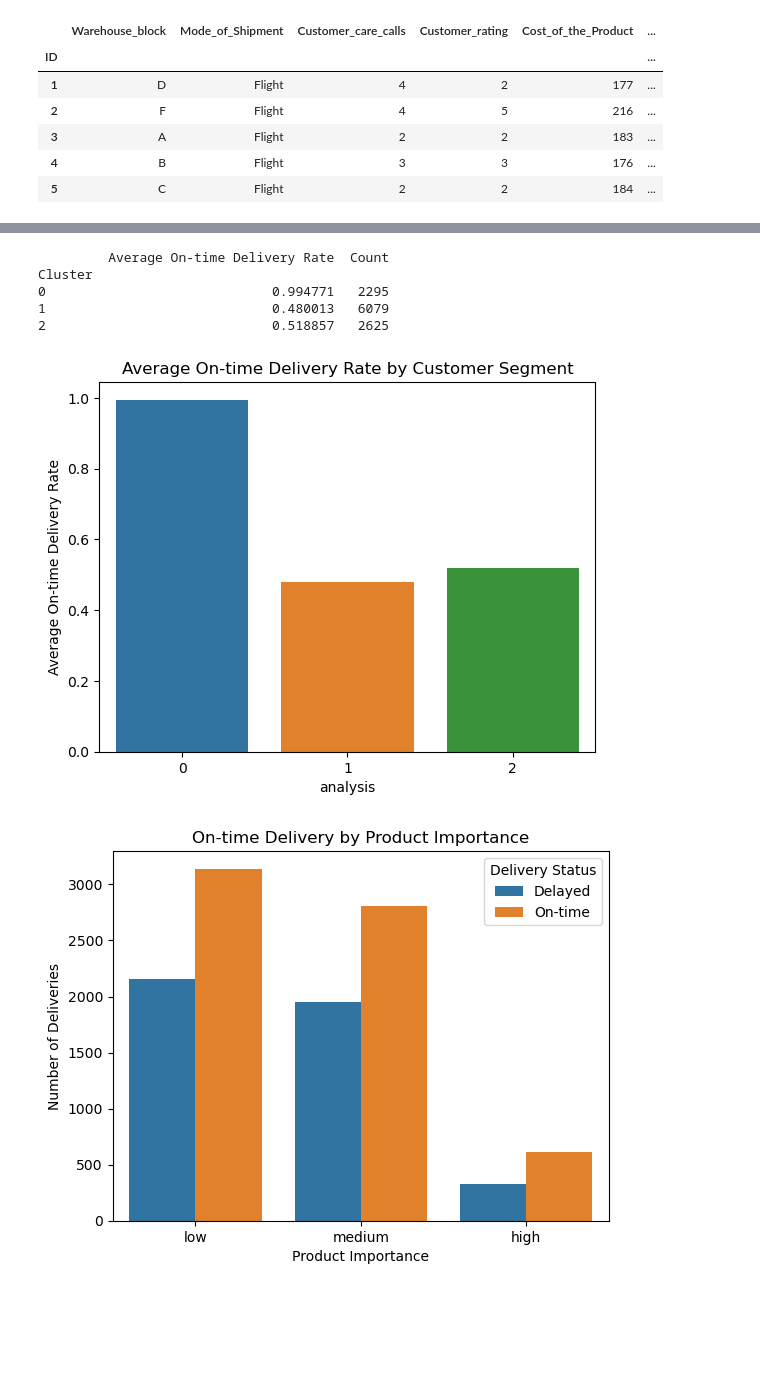
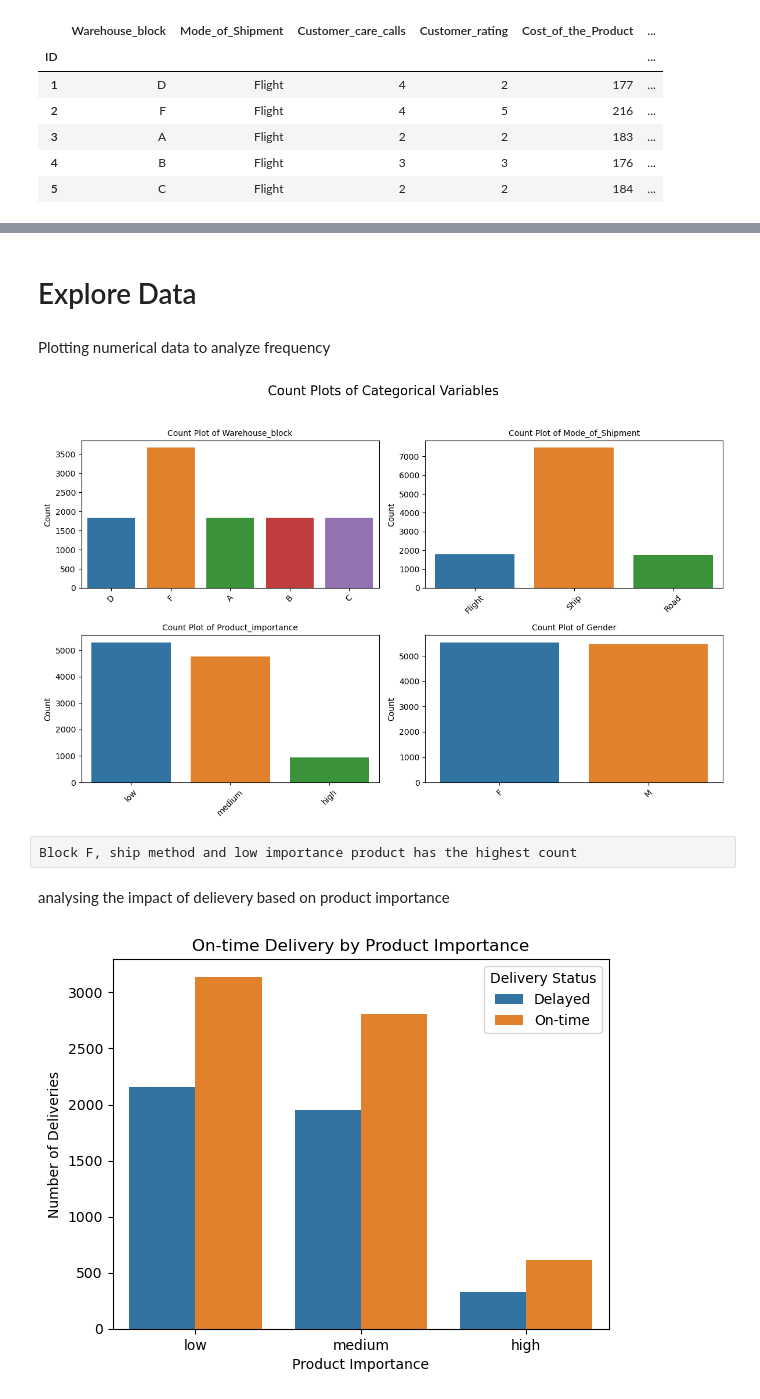
Before and after one commit to Caseypatel/Capstone-2---Shipping_Data_Classification, a Jupyter notebook: Capstone 2 - EDA.ipynb, the cells around one changed output, grey strips where cells are left out. Drawn from its saved outputs; the diff is of its cells as text; code cells hidden in the pictures; blank space fills up the shorter version.

```diff
--- a/Capstone 2 - EDA.ipynb
+++ b/Capstone 2 - EDA.ipynb
@@ -97,15 +70,0 @@ plt.show()
-# %%
-# Choosing an appropriate number of clusters
-kmeans = KMeans(n_clusters=3, random_state=42)
-clusters = kmeans.fit_predict(scaled_features)
-
-# Adding cluster information to the original dataframe
-shipping_data['Cluster'] = clusters
-
-# Visualizing clusters in the PCA-reduced space
-plt.scatter(pca_features[:, 0], pca_features[:, 1], c=clusters, cmap='viridis', alpha=0.5)
-plt.title('Customer Segments in PCA-reduced Space')
-plt.xlabel('PCA Feature 1')
-plt.ylabel('PCA Feature 2')
-plt.colorbar(label='Cluster')
-plt.show()
@@ -114,20 +71,26 @@ plt.show()
-# %%
-# Analyzing delivery performance for each segment
-analysis = shipping_data.groupby('Cluster')['Reached.on.Time_Y.N'].agg(['mean', 'count'])
-analysis.columns = ['Average On-time Delivery Rate', 'Count']
-print(analysis)
-
-# Visualizing the delivery performance by cluster
-sns.barplot(x=analysis.index, y=analysis['Average On-time Delivery Rate'])
-plt.title('Average On-time Delivery Rate by Customer Segment')
-plt.xlabel('analysis')
-plt.ylabel('Average On-time Delivery Rate')
-plt.show()
-# %% [output]
-         Average On-time Delivery Rate  Count
-Cluster
-0                             0.994771   2295
-1                             0.480013   6079
-2                             0.518857   2625
-[figure, removed]
+# %% [markdown]
+# Explore Data
+# %% [markdown]
+Plotting numerical data to analyze frequency
+# %%
+numerical_data = shipping_data.select_dtypes(include=['int64', 'float64'])
+categorical_data = shipping_data.select_dtypes(include=['object'])
+
+fig, axes = plt.subplots(nrows=int(np.ceil(len(categorical_data.columns) / 2)), ncols=2, figsize=(12, 8))
+fig.suptitle('Count Plots of Categorical Variables', fontsize=16)
+for ax, col in zip(axes.flatten(), categorical_data.columns):
+    sns.countplot(x=categorical_data[col], ax=ax)
+    ax.set_title(f'Count Plot of {col}', fontsize=10)
+    ax.set_xlabel('')
+    ax.set_ylabel('Count')
+    ax.tick_params(axis='x', rotation=45)
+fig.tight_layout(rect=[0, 0.03, 1, 0.95])
+
+plt.show()
+# %% [output]
+[figure, added]
+# %% [raw]
+Block F, ship method and low importance product has the highest count
+# %% [markdown]
+analysing the impact of delievery based on product importance
 # %%
```
Also changed, not shown: parts of 40 cells of this notebook.
